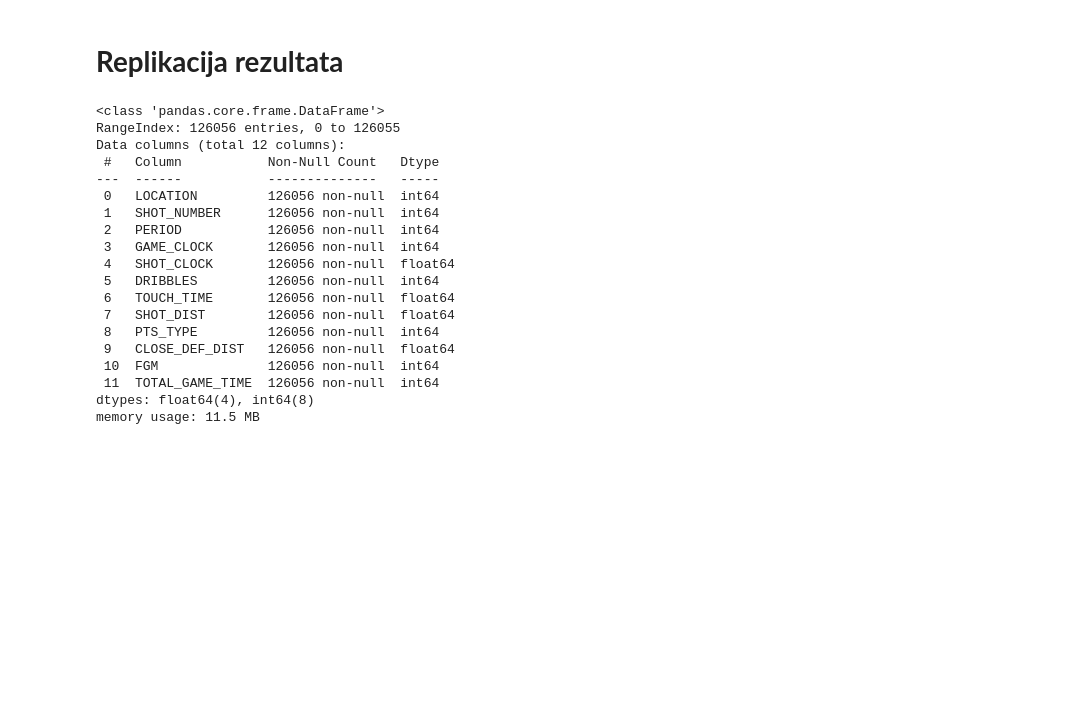
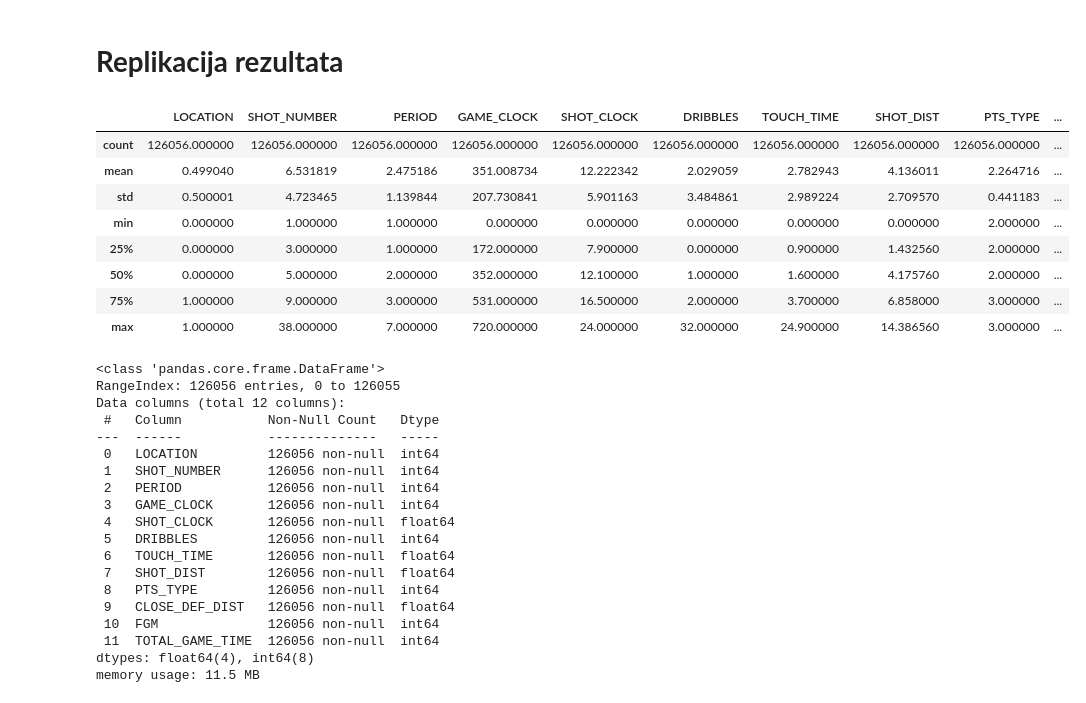
Before and after one commit to abanic7/PredictingNBAShots, a Jupyter notebook: UUZOP_PROJEKT.ipynb, the cells around one changed output. Cells and saved outputs as stored; diff of their text form; code cells hidden in the pictures; blank space fills up the shorter version.

```diff
--- a/UUZOP_PROJEKT.ipynb
+++ b/UUZOP_PROJEKT.ipynb
@@ -541,6 +541,17 @@ plt.show()
 # **Replikacija rezultata**
 # %%
 df_replicate = df_cleaned.drop(columns=['CLOSEST_DEFENDER','player_name','PTS'])
+df_replicate.describe()
+# %% [output]
+|  | LOCATION | SHOT_NUMBER | PERIOD | GAME_CLOCK | SHOT_CLOCK | DRIBBLES | TOUCH_TIME | SHOT_DIST | PTS_TYPE | ... |
+| count | 126056.000000 | 126056.000000 | 126056.000000 | 126056.000000 | 126056.000000 | 126056.000000 | 126056.000000 | 126056.000000 | 126056.000000 | ... |
+| mean | 0.499040 | 6.531819 | 2.475186 | 351.008734 | 12.222342 | 2.029059 | 2.782943 | 4.136011 | 2.264716 | ... |
+| std | 0.500001 | 4.723465 | 1.139844 | 207.730841 | 5.901163 | 3.484861 | 2.989224 | 2.709570 | 0.441183 | ... |
+| min | 0.000000 | 1.000000 | 1.000000 | 0.000000 | 0.000000 | 0.000000 | 0.000000 | 0.000000 | 2.000000 | ... |
+| 25% | 0.000000 | 3.000000 | 1.000000 | 172.000000 | 7.900000 | 0.000000 | 0.900000 | 1.432560 | 2.000000 | ... |
+| 50% | 0.000000 | 5.000000 | 2.000000 | 352.000000 | 12.100000 | 1.000000 | 1.600000 | 4.175760 | 2.000000 | ... |
+| 75% | 1.000000 | 9.000000 | 3.000000 | 531.000000 | 16.500000 | 2.000000 | 3.700000 | 6.858000 | 3.000000 | ... |
+| max | 1.000000 | 38.000000 | 7.000000 | 720.000000 | 24.000000 | 32.000000 | 24.900000 | 14.386560 | 3.000000 | ... |
 # %%
 total_game_time = []
 for i in range(len(df_replicate)):
```
Also changed, not shown: parts of 8 cells of this notebook.
